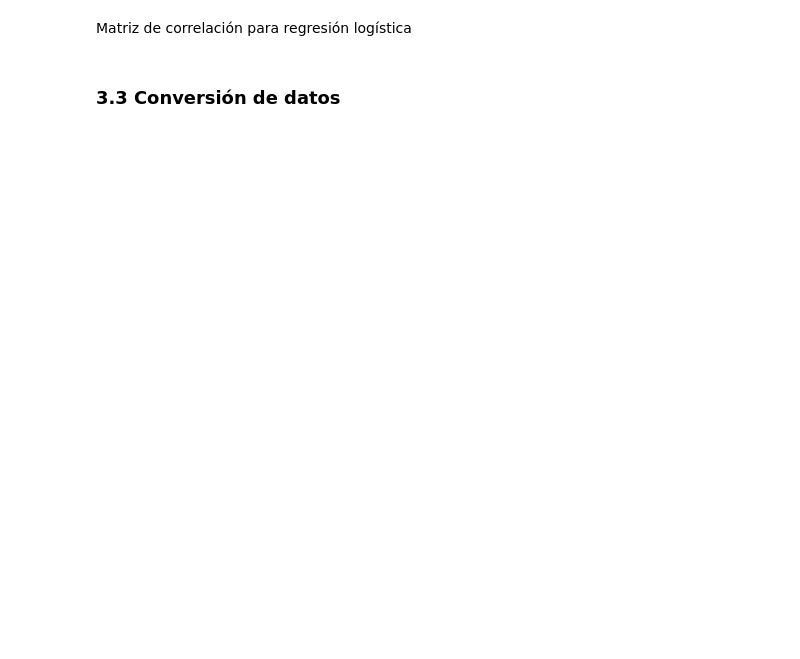
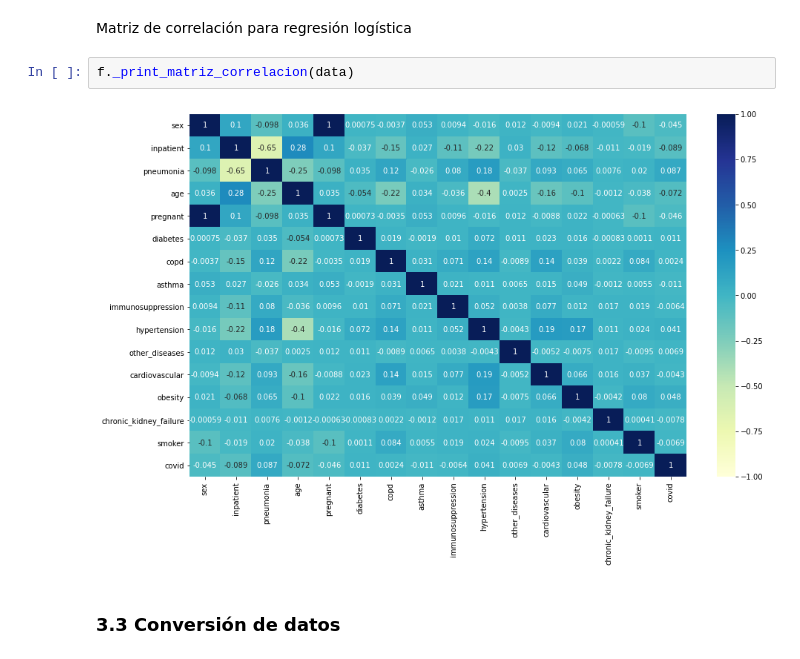
Before and after one commit to szl30n/ProyectosDHDS, a Jupyter notebook: TP3/notebooks/1_Preparacion.ipynb, the cells around one changed output. Drawn from its saved outputs; the diff is of its cells as text; blank space fills up the shorter version.

Commit message:
preparecion - correlaciones

```diff
--- a/TP3/notebooks/1_Preparacion.ipynb
+++ b/TP3/notebooks/1_Preparacion.ipynb
@@ -107,5 +116,9 @@ data.rename(columns={"patient_type": "inpatient", "outcome": "covid"},inplace=Tr
 # %% [markdown]
 Matriz de correlación para regresión logística
+# %%
+f._print_matriz_correlacion(data)
+# %% [output]
+[figure, added]
 # %% [markdown]
 ### 3.3 Conversión de datos
 # %%
```
Also changed, not shown: parts of 7 cells of this notebook, 2 other files.
